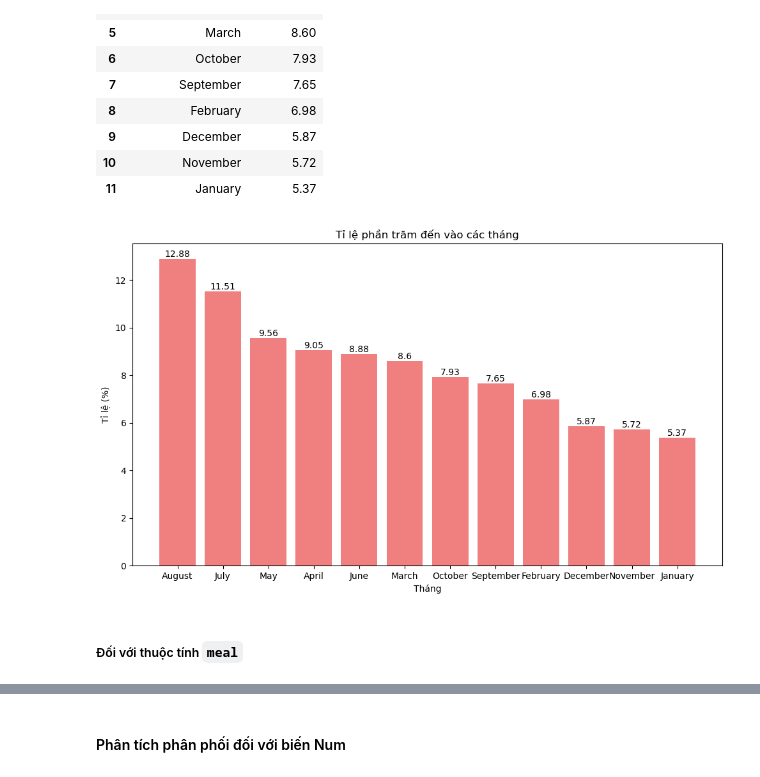
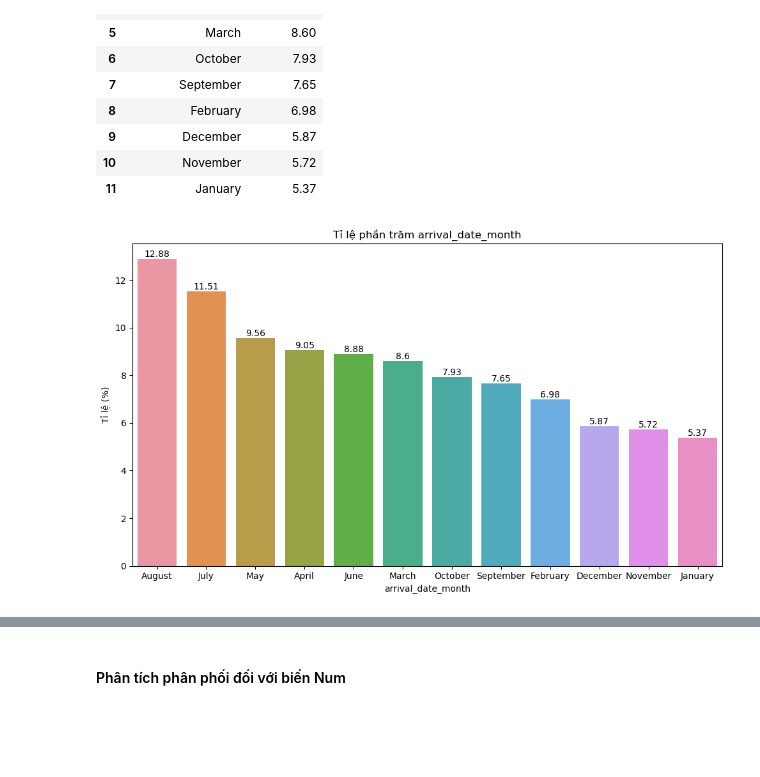
Before and after one commit to nmgbao2505/Lab_Data_Visualization, a Jupyter notebook: Final Project/21127221_21127583_21127739.ipynb, the cells around one changed output, grey strips where cells are left out. Cells and saved outputs as stored; diff of their text form; code cells hidden in the pictures; blank space fills up the shorter version.

```diff
--- a/Final Project/21127221_21127583_21127739.ipynb
+++ b/Final Project/21127221_21127583_21127739.ipynb
@@ -531,13 +521,0 @@ is_canceled_ratios.reset_index()
-# %%
-plt.figure(figsize=(8, 6))
-plt.bar(is_canceled_ratios.index, is_canceled_ratios.values, color='lightgreen')
-
-plt.title('Tỉ lệ phần trăm hủy đặt phòng')
-plt.xlabel('Trạng thái hủy')
-plt.ylabel('Tỉ lệ (%)')
-
-for i, value in enumerate(is_canceled_ratios.values):
-    plt.text(i, value, str(value), ha='center', va='bottom')
-
-plt.tight_layout()
-plt.show()
@@ -565,18 +545,16 @@ arrival_date_month_ratios.reset_index()
 | 11 | January | 5.37 |
 # %%
 plt.figure(figsize=(10, 6))
-plt.bar(arrival_date_month_ratios.index, arrival_date_month_ratios.values, color='lightcoral')
+sns.barplot(x=arrival_date_month_ratios.index, y=arrival_date_month_ratios.values)
 
-plt.title('Tỉ lệ phần trăm đến vào các tháng')
-plt.xlabel('Tháng')
+plt.title('Tỉ lệ phần trăm arrival_date_month')
+plt.xlabel('arrival_date_month')
 plt.ylabel('Tỉ lệ (%)')
 
 for i, value in enumerate(arrival_date_month_ratios.values):
     plt.text(i, value, str(value), ha='center', va='bottom')
 
 plt.tight_layout()
 plt.show()
 # %% [output]
-[figure, old version]
+[figure, new version]
-# %% [markdown]
-##### Đối với thuộc tính `meal`
```
Also changed, not shown: parts of 88 cells of this notebook.
